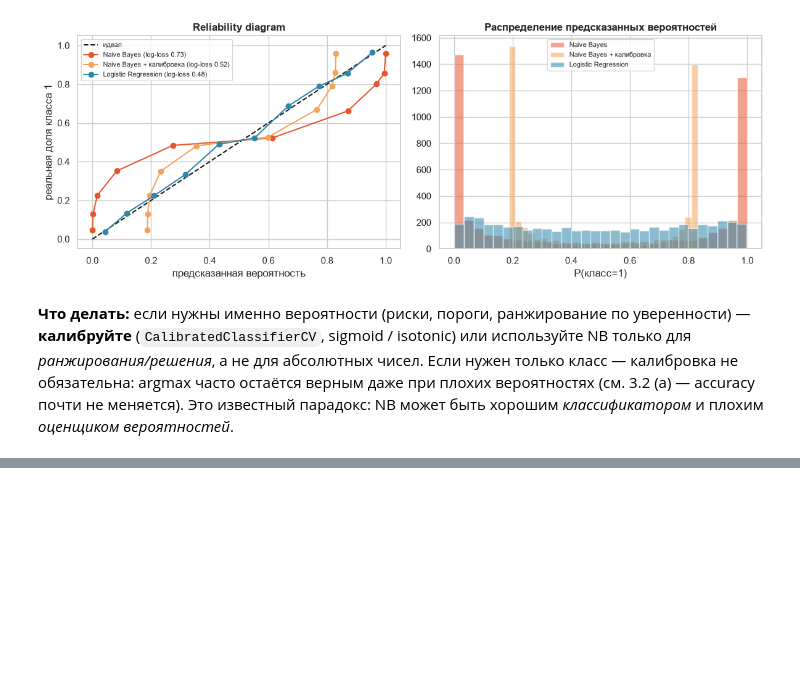
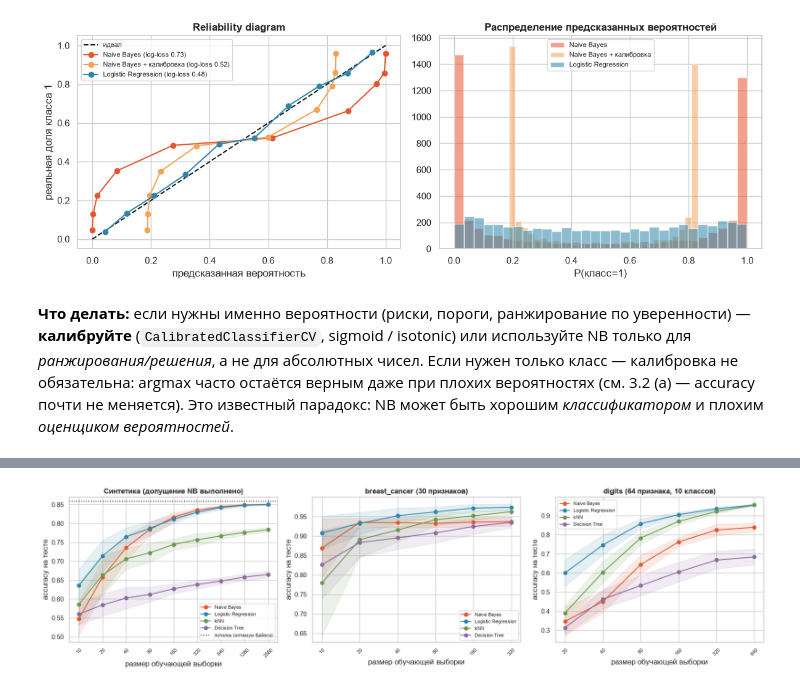
Before and after one commit to BinGoJr/Naive-Bayes, a Jupyter notebook: NaiveBayes.ipynb, the cells around one changed output, grey strips where cells are left out. Saved outputs shown, nothing was run; the diff lists cells and outputs as text; code cells hidden in the pictures; blank space fills up the shorter version.

Commit message:
Comparison of training and speed

```diff
--- a/NaiveBayes.ipynb
+++ b/NaiveBayes.ipynb
@@ -295,0 +307,54 @@ plt.tight_layout(); plt.show()
+# %%
+from scipy.stats import norm
+
+from sklearn.datasets import (
+    load_breast_cancer,
+    load_digits,
+)
+def curve_synthetic(sizes, reps=20, d=30):
+    rng = np.random.RandomState(RS)
+    mu = rng.uniform(0.2, 0.6, d)
+    Xte, yte = gen_indep(5000, mu, rng)
+    out = {m: np.zeros((reps, len(sizes))) for m in COL}
+    for r in range(reps):
+        for si, n in enumerate(sizes):
+            Xtr, ytr = gen_indep(n, mu, rng)
+            for name, mdl in make_models().items():
+                out[name][r, si] = mdl.fit(Xtr, ytr).score(Xte, yte)
+    return out, norm.cdf(np.linalg.norm(mu) / 2)       # (результаты, байесовский потолок)
+
+def curve_real(X, y, sizes, reps=20):
+    out = {m: np.full((reps, len(sizes)), np.nan) for m in COL}
+    for r in range(reps):
+        Xtr, Xte, ytr, yte = train_test_split(X, y, test_size=0.4, random_state=r, stratify=y)
+        for si, n in enumerate(sizes):
+            if n > len(Xtr): continue
+            for name, mdl in make_models().items():
+                out[name][r, si] = mdl.fit(Xtr[:n], ytr[:n]).score(Xte, yte)
+    return out
+
+def plot_curve(ax, sizes, out, title, ceiling=None):
+    for name, arr in out.items():
+        m = np.nanmean(arr, 0); s = np.nanstd(arr, 0)
+        ax.plot(sizes, m, "o-", color=COL[name], label=name)
+        ax.fill_between(sizes, m - s, m + s, color=COL[name], alpha=0.12)
+    if ceiling: ax.axhline(ceiling, color="k", ls=":", label="потолок (оптимум Байеса)")
+    ax.set_xscale("log"); ax.set_xlabel("размер обучающей выборки"); ax.set_ylabel("accuracy на тесте")
+    ax.set_xticks(sizes); ax.set_xticklabels(sizes, rotation=45, fontsize=8); ax.minorticks_off()
+    ax.set_title(title); ax.legend(fontsize=8)
+
+sizes_syn = [10, 20, 40, 80, 160, 320, 640, 1280, 2560]
+out_syn, ceil = curve_synthetic(sizes_syn)
+Xb, yb = load_breast_cancer(return_X_y=True)
+Xd, yd = load_digits(return_X_y=True)
+sizes_bc, sizes_dg = [10, 20, 40, 80, 160, 320], [20, 40, 80, 160, 320, 640]
+out_bc = curve_real(Xb, yb, sizes_bc)
+out_dg = curve_real(Xd, yd, sizes_dg)
+
+fig, axes = plt.subplots(1, 3, figsize=(17, 4.5))
+plot_curve(axes[0], sizes_syn, out_syn, "Синтетика (допущение NB выполнено)", ceil)
+plot_curve(axes[1], sizes_bc, out_bc, "breast_cancer (30 признаков)")
+plot_curve(axes[2], sizes_dg, out_dg, "digits (64 признака, 10 классов)")
+plt.tight_layout(); plt.show()
+# %% [output]
+[figure, added]
```
Also changed, not shown: parts of 4 cells of this notebook.
